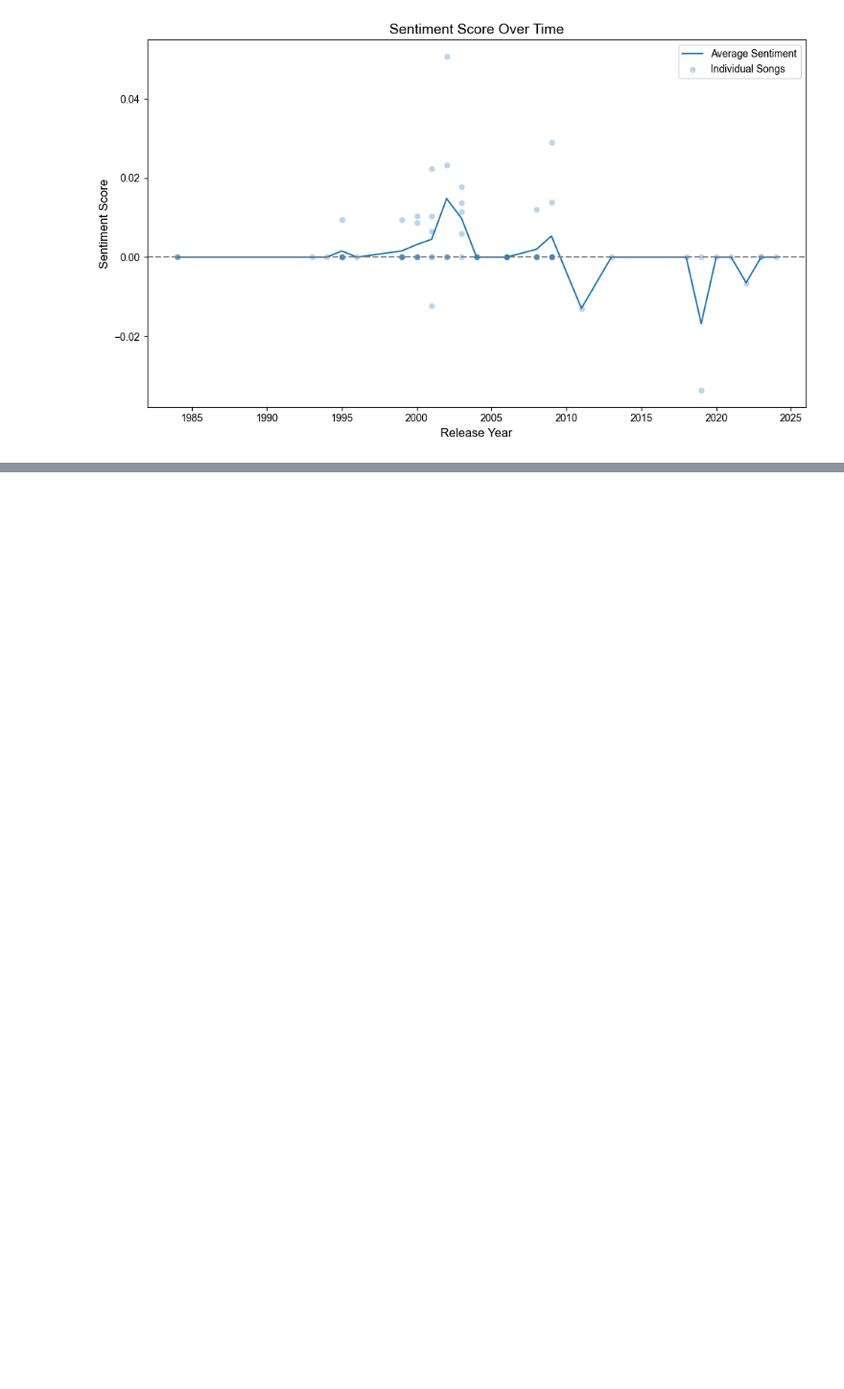
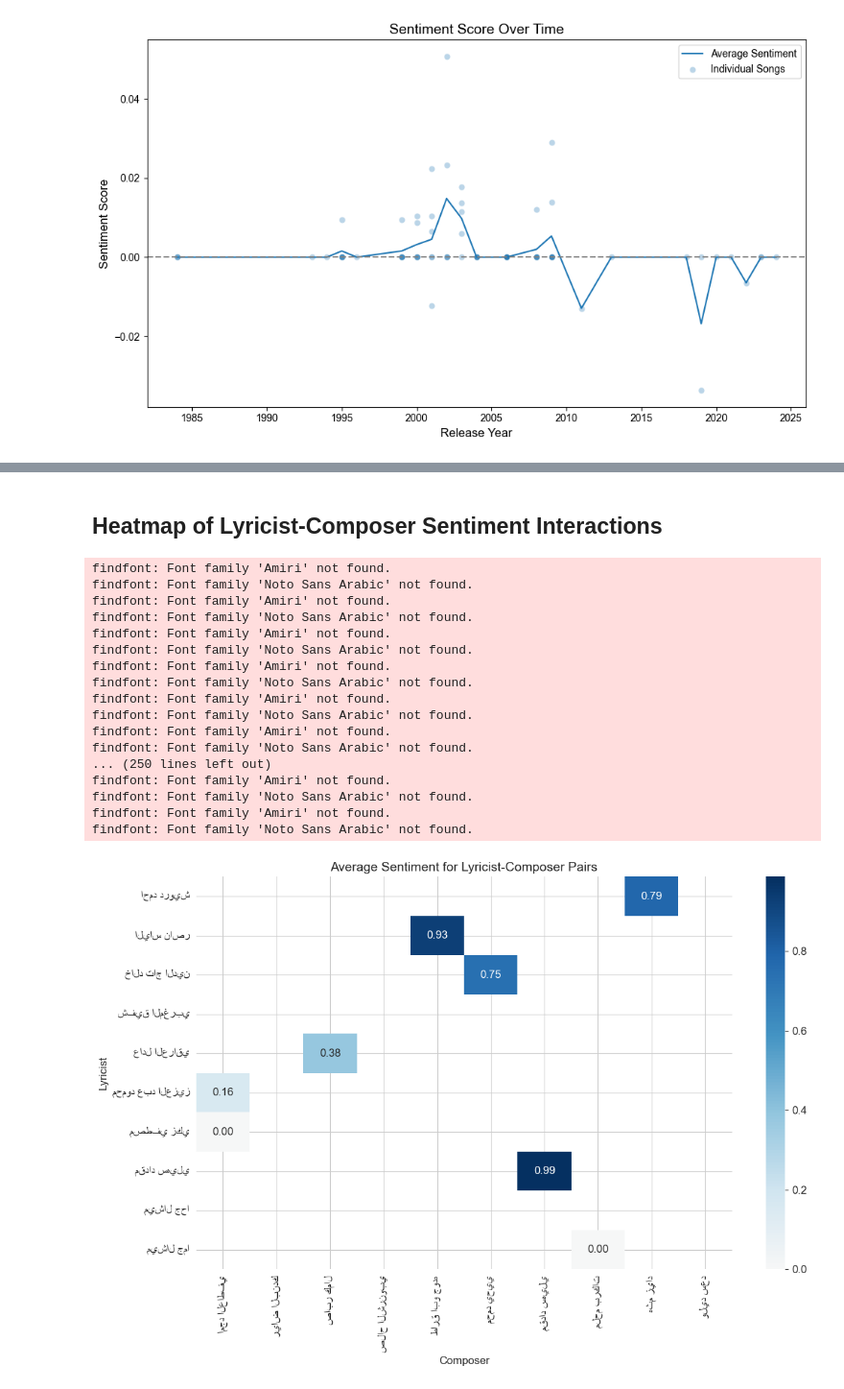
Before and after one commit to YoussefMohAttia/Arabic-Lyrics-Analysis-LLM, a Jupyter notebook: Term_Project.ipynb, the cells around one changed output, grey strips where cells are left out. Shown at 96% size. Cells and saved outputs as stored; diff of their text form; code cells hidden in the pictures; blank space fills up the shorter version.

```diff
--- a/Term_Project.ipynb
+++ b/Term_Project.ipynb
@@ -1230,0 +1366,39 @@ Error processing lyrics: The size of tensor a (684) must match the size of tenso
+# %% [markdown]
+## Heatmap of Lyricist-Composer Sentiment Interactions
+# %%
+# Create a pivot table for Lyricist-Composer sentiment interactions
+lyricist_composer_sentiment = data.groupby(['Lyricist', 'Composer'])['sentiment'].mean().reset_index()
+pivot_table = lyricist_composer_sentiment.pivot(index='Lyricist', columns='Composer', values='sentiment')
+
+# Filter to include only top Lyricists and Composers for clarity
+top_lyricists = lyricist_sentiment['Lyricist'].head(10).tolist()
+top_composers = composer_sentiment['Composer'].head(10).tolist()
+pivot_table = pivot_table.loc[pivot_table.index.isin(top_lyricists), pivot_table.columns.isin(top_composers)]
+
+# Plot heatmap
+plt.figure(figsize=(12, 8))
+sns.heatmap(pivot_table, annot=True, cmap='RdBu', center=0, fmt='.2f')
+plt.title('Average Sentiment for Lyricist-Composer Pairs', fontsize=14)
+plt.xlabel('Composer', fontsize=12)
+plt.ylabel('Lyricist', fontsize=12)
+plt.tight_layout()
+plt.show()
+# %% [output]
+findfont: Font family 'Amiri' not found.
+findfont: Font family 'Noto Sans Arabic' not found.
+findfont: Font family 'Amiri' not found.
+findfont: Font family 'Noto Sans Arabic' not found.
+findfont: Font family 'Amiri' not found.
+findfont: Font family 'Noto Sans Arabic' not found.
+findfont: Font family 'Amiri' not found.
+findfont: Font family 'Noto Sans Arabic' not found.
+findfont: Font family 'Amiri' not found.
+findfont: Font family 'Noto Sans Arabic' not found.
+findfont: Font family 'Amiri' not found.
+findfont: Font family 'Noto Sans Arabic' not found.
+... (250 lines left out)
+findfont: Font family 'Amiri' not found.
+findfont: Font family 'Noto Sans Arabic' not found.
+findfont: Font family 'Amiri' not found.
+findfont: Font family 'Noto Sans Arabic' not found.
+[figure, added]
```
Also changed, not shown: parts of 66 cells of this notebook.
